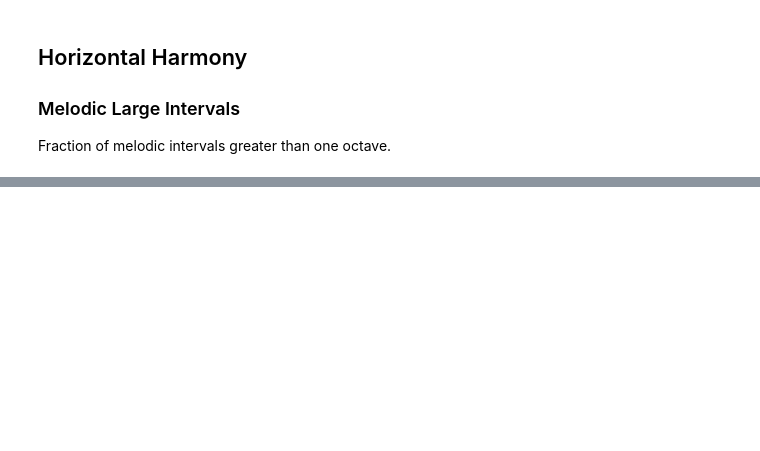
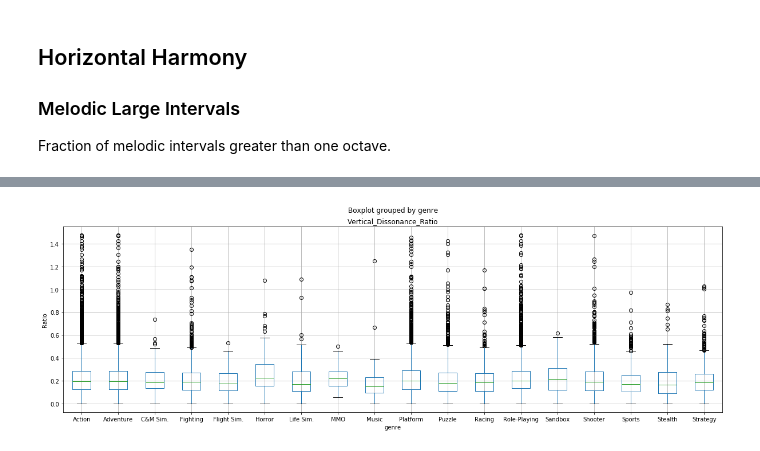
Before and after one commit to cedricviaccoz/musicology, a Jupyter notebook: dataset/JSymbolic Feat. Analysis & Discussion.ipynb, the cells around one changed output, grey strips where cells are left out. Saved outputs shown, nothing was run; the diff lists cells and outputs as text; code cells hidden in the pictures; blank space fills up the shorter version.

```diff
--- a/dataset/JSymbolic Feat. Analysis & Discussion.ipynb
+++ b/dataset/JSymbolic Feat. Analysis & Discussion.ipynb
@@ -418,0 +419,9 @@ boxPlotByGenre('Puzzle',maj_min, df_min_maj_filt)
+# %%
+#Measure of dissonance
+fig, ax = plt.subplots(figsize=(20,6))
+plt.suptitle('')
+df_diss_filter.boxplot(column='Vertical_Dissonance_Ratio', by='genre', ax=ax)
+ax.set_ylabel('Ratio')
+plt.show()
+# %% [output]
+[figure, added]
```
Also changed, not shown: parts of 4 cells of this notebook.
